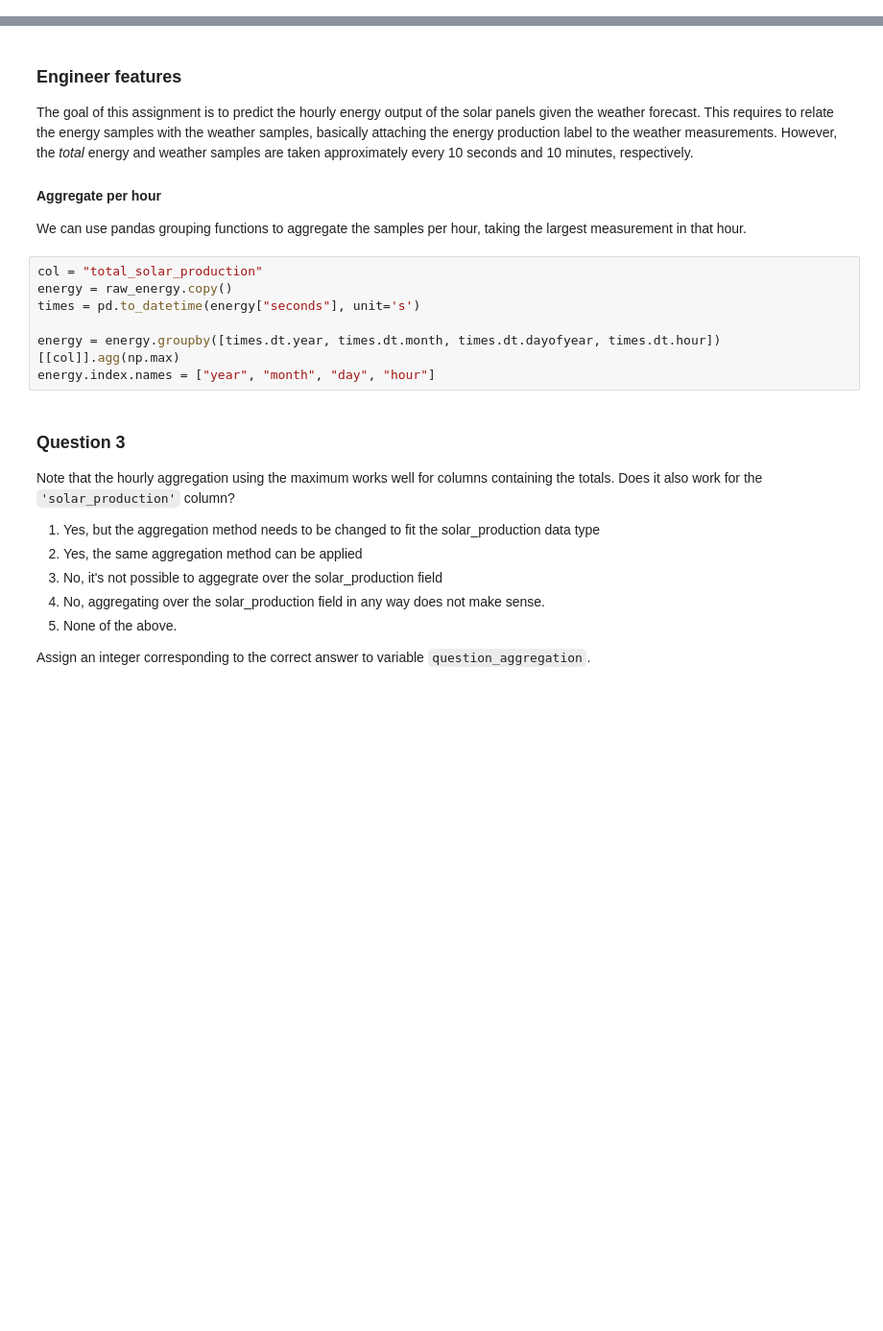
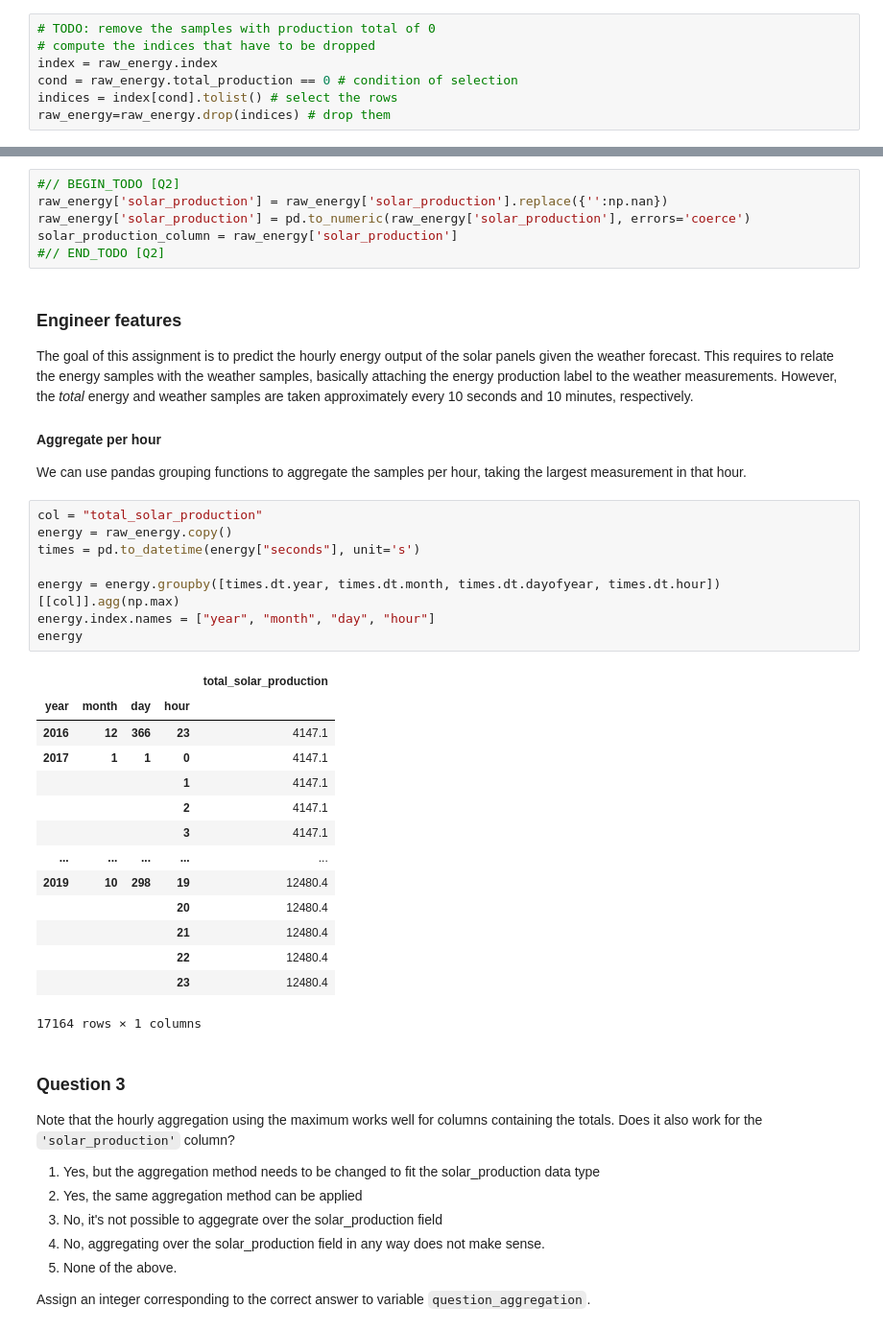
Before and after one commit to LeonVitanos/electricity-consumption-IoT-analysis, a Jupyter notebook: assignment.ipynb, the cells around one changed output, grey strips where cells are left out. Shown at 96% size. Drawn from its saved outputs; the diff is of its cells as text; blank space fills up the shorter version.

```diff
--- a/assignment.ipynb
+++ b/assignment.ipynb
@@ -247,3 +247,10 @@ Pandas provides convenient methods for selecting subsets of the data that can be
+# %%
+# TODO: remove the samples with production total of 0
+# compute the indices that have to be dropped
+index = raw_energy.index
+cond = raw_energy.total_production == 0 # condition of selection
+indices = index[cond].tolist() # select the rows
+raw_energy=raw_energy.drop(indices) # drop them
 # %% [markdown]
 Data that is collected in the wild will sometimes contain formatting inconsistencies. It is a good habit to check the data types:
 # %%
@@ -262,3 +279,9 @@ Convert empty strings in the `'solar_production'` column to `np.nan`. Convert th
+# %%
+#// BEGIN_TODO [Q2]
+raw_energy['solar_production'] = raw_energy['solar_production'].replace({'':np.nan})
+raw_energy['solar_production'] = pd.to_numeric(raw_energy['solar_production'], errors='coerce')
+solar_production_column = raw_energy['solar_production']
+#// END_TODO [Q2]
 # %% [markdown]
 ### Engineer features
 
@@ -270,10 +293,26 @@ We can use pandas grouping functions to aggregate the samples per hour, taking t
 # %%
 col = "total_solar_production"
 energy = raw_energy.copy()
 times = pd.to_datetime(energy["seconds"], unit='s')
 
 energy = energy.groupby([times.dt.year, times.dt.month, times.dt.dayofyear, times.dt.hour])[[col]].agg(np.max)
 energy.index.names = ["year", "month", "day", "hour"]
+energy
+# %% [output]
+|  |  |  |  | total_solar_production |
+| year | month | day | hour |  |
+| 2016 | 12 | 366 | 23 | 4147.1 |
+| 2017 | 1 | 1 | 0 | 4147.1 |
+|  |  |  | 1 | 4147.1 |
+|  |  |  | 2 | 4147.1 |
+|  |  |  | 3 | 4147.1 |
+| ... | ... | ... | ... | ... |
+| 2019 | 10 | 298 | 19 | 12480.4 |
+|  |  |  | 20 | 12480.4 |
+|  |  |  | 21 | 12480.4 |
+|  |  |  | 22 | 12480.4 |
+|  |  |  | 23 | 12480.4 |
+17164 rows × 1 columns
 # %% [markdown]
 ### Question 3 ###
 
```
Also changed, not shown: parts of 6 cells of this notebook.
